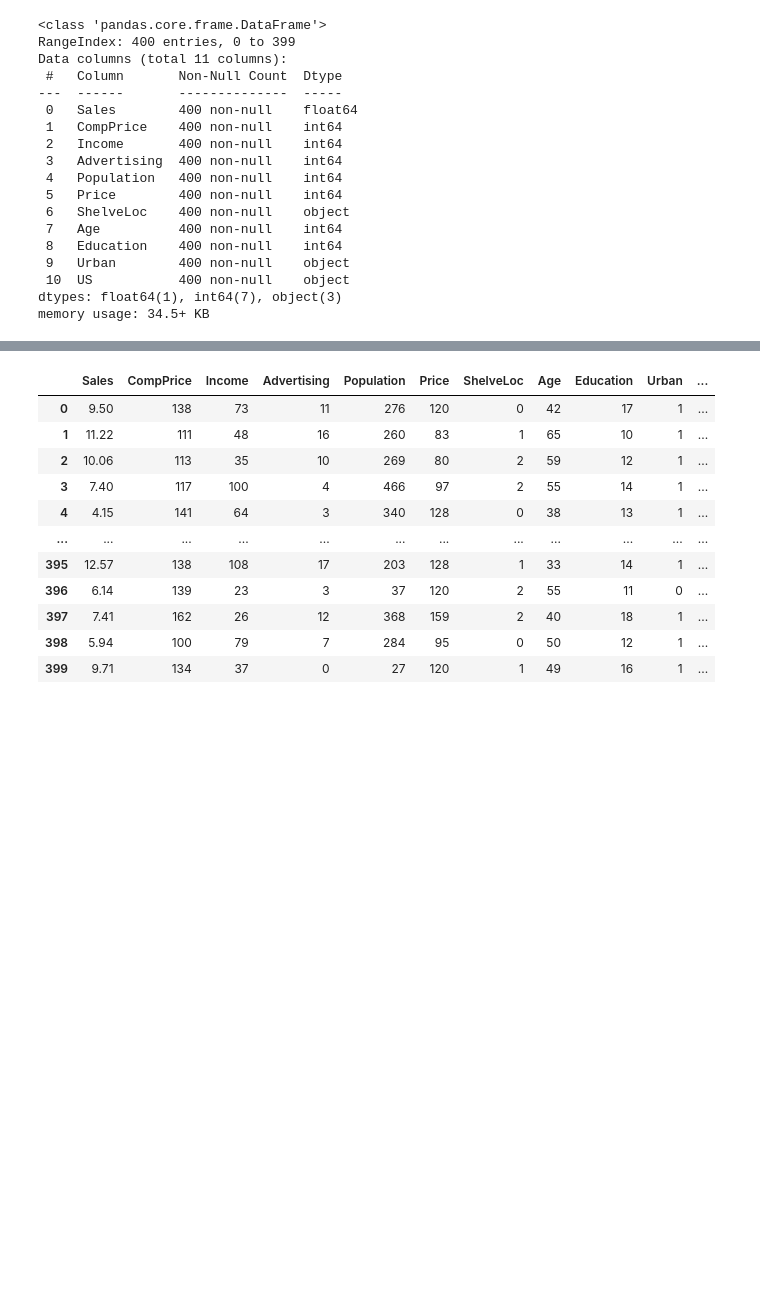
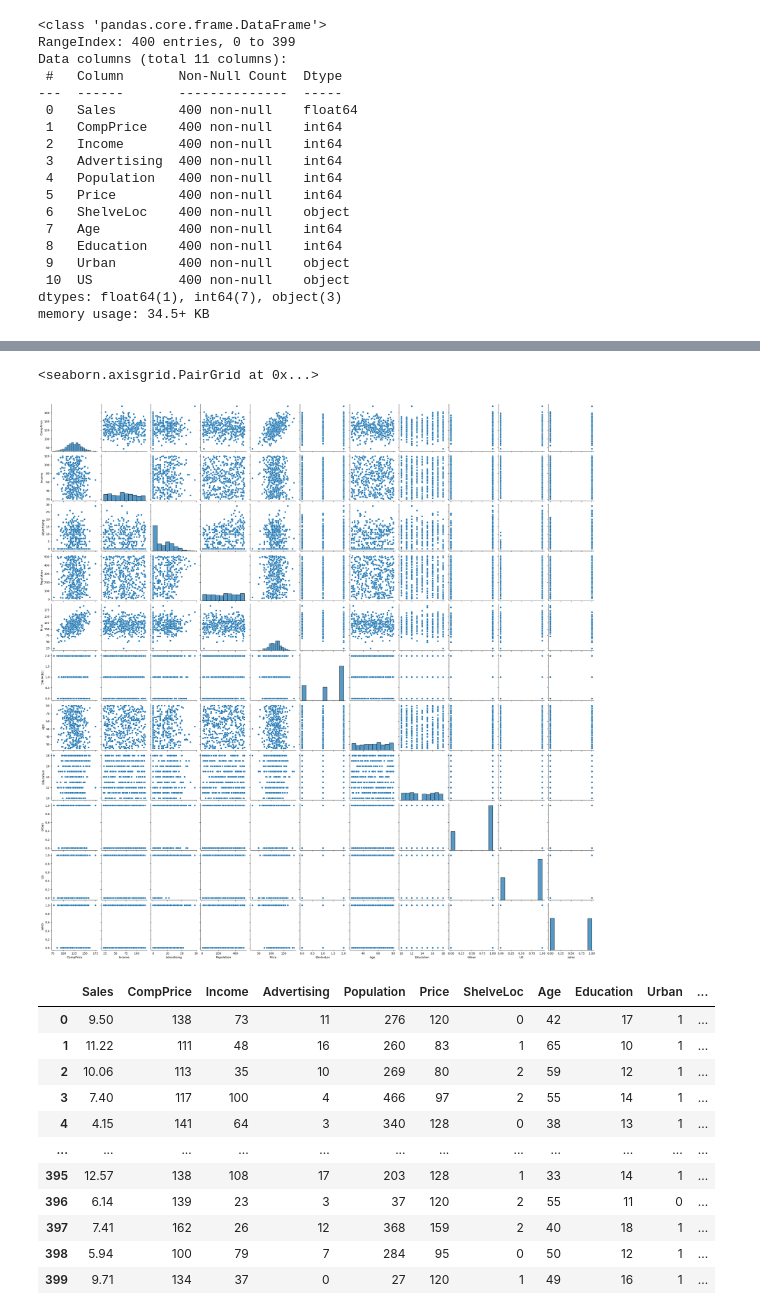
Before and after one commit to 111Vidya/DS-Assignments, a Jupyter notebook: Assignment_Randomn_Forest(Company_Data).ipynb, the cells around one changed output, grey strips where cells are left out. Drawn from its saved outputs; the diff is of its cells as text; code cells hidden in the pictures; blank space fills up the shorter version.

```diff
--- a/Assignment_Randomn_Forest(Company_Data).ipynb
+++ b/Assignment_Randomn_Forest(Company_Data).ipynb
@@ -88,3 +105,8 @@ co.describe()
+# %%
+sns.pairplot(co)
+# %% [output]
+<seaborn.axisgrid.PairGrid at 0x...>
+[figure, added]
 # %%
 from sklearn.preprocessing import LabelEncoder
 from sklearn.model_selection import train_test_split
```
Also changed, not shown: parts of 8 cells of this notebook.
